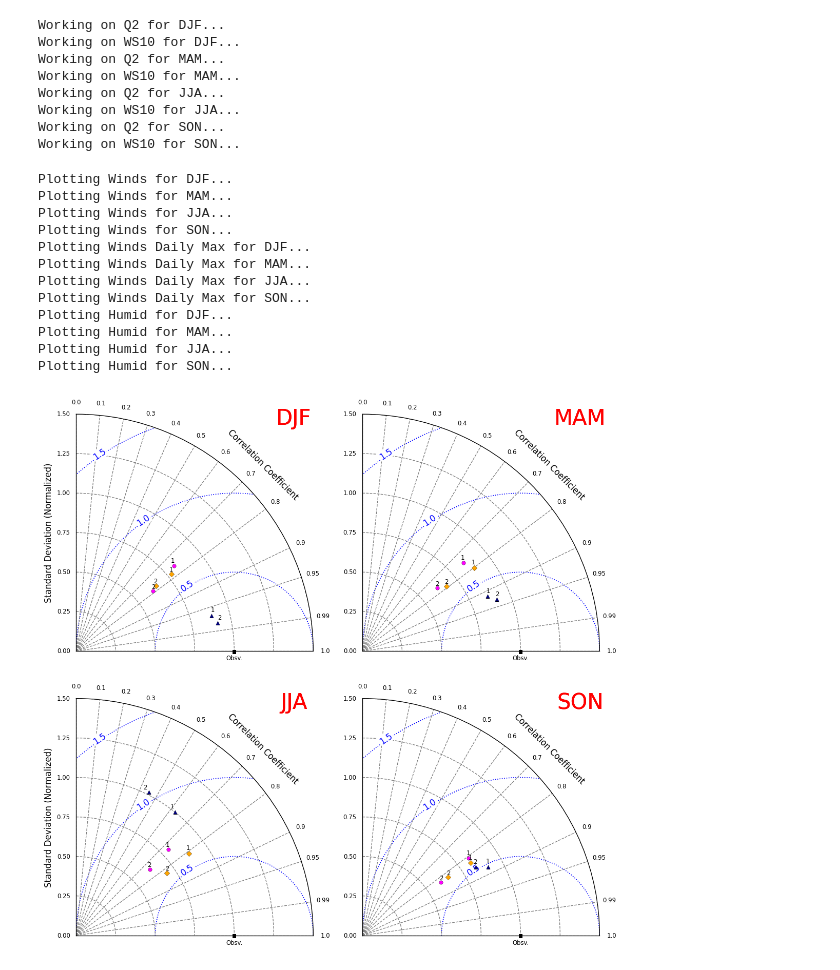
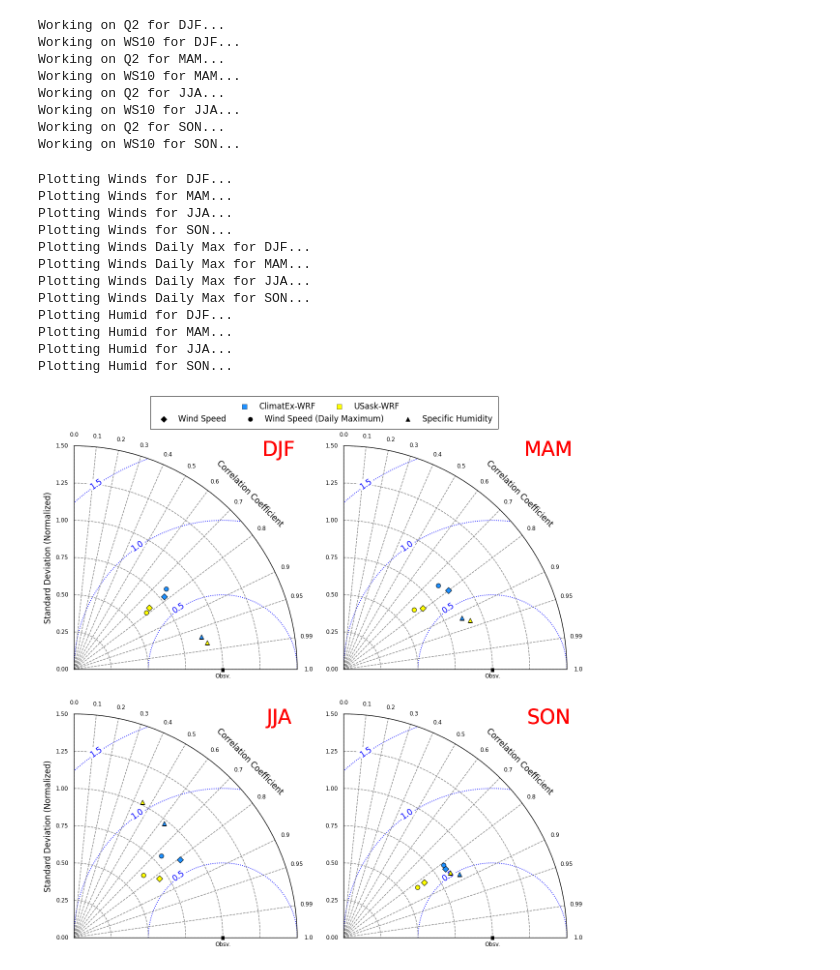
Before and after one commit to kdaust/ClimatExWRF, a Jupyter notebook: Robert/notebooks/winds/taylor_plots.ipynb, the cells around one changed output. Drawn from its saved outputs; the diff is of its cells as text; code cells hidden in the pictures.

Commit message:
update plots

```diff
--- a/Robert/notebooks/winds/taylor_plots.ipynb
+++ b/Robert/notebooks/winds/taylor_plots.ipynb
@@ -26,7 +26,7 @@ topography = xr.open_dataset("/users/rpayne/data/topography/hr/HGT_orig.nc")
 
 # climatological ws10
 
-winds_ubc_ds = xr.open_dataset("/users/rpayne/data/unproc/WRF-UBC/WS10/WS10_yseasmean_200010_201509.nc")
+winds_ubc_ds = xr.open_dataset("/users/rpayne/data/unproc/WRF-UBC/WS10/wrfubc_ctl_WS10_yseasmean_200010_201509.nc")
 winds_ubc_ds['WS10'] = winds_ubc_ds['WS10'] * 3.6  # convert to km/h
 
 winds_usask_ds = xr.open_dataset("/users/rpayne/data/unproc/WRF-USASK/ctl/WS10/merged/no_regrid/WS10_yseasmean_200010_201508.nc")
@@ -34,7 +34,7 @@ winds_usask_ds['WS10'] = winds_usask_ds['WS10'] * 3.6  # convert to km/h
 
 # climatological ws10 daily maximum
 
-winds_dmax_ubc_ds = xr.open_dataset("/users/rpayne/data/unproc/WRF-UBC/WS10/WS10_dailymax_yseasmean_200010_201509.nc")
+winds_dmax_ubc_ds = xr.open_dataset("/users/rpayne/data/unproc/WRF-UBC/WS10/wrfubc_ctl_WS10_daymax_yseasmean_200010_201509.nc")
 winds_dmax_ubc_ds['WS10'] = winds_dmax_ubc_ds['WS10'] * 3.6  # convert to km/h
 
 winds_dmax_usask_ds = xr.open_dataset("/users/rpayne/data/unproc/WRF-USASK/ctl/WS10/merged/no_regrid/WS10_dailymax_yseasmean_200010_201508.nc")
@@ -42,7 +42,7 @@ winds_dmax_usask_ds['WS10'] = winds_dmax_usask_ds['WS10'] * 3.6  # convert to km
 
 # climatological q2
 
-humid_ubc_ds = xr.open_dataset("/users/rpayne/data/unproc/WRF-UBC/Q2/Q2_yseasmean_200010_201509.nc")
+humid_ubc_ds = xr.open_dataset("/users/rpayne/data/unproc/WRF-UBC/Q2/wrfubc_ctl_Q2_yseasmean_200010_201509.nc")
 
 humid_usask_ds = xr.open_dataset("/users/rpayne/data/unproc/WRF-USASK/ctl/Q2/merged/no_regrid/Q2_yseasmean_200010_201508.nc")
 # %% [markdown]
@@ -367,13 +354,13 @@ def get_crmse_text_loc (rlim, radius):
     y = rlim * (1 - x)
     return (x,y)
 
-def plot_point(r, theta, ax=None, marker='o', col='red', edgecol='k', text=None, fs=7):
+def plot_point(r, theta, ax=None, marker='o', col='red', edgecol='k', text=None, fs=7, label=None, lw=0.6):
     if ax is None:
         ax = plt.gca()
     if text is not None:
         ax.text(np.pi/2 - theta - .034, r + .017, text, ha='center', va='center', fontsize=fs, color=col, zorder=11)
     else:
-        ax.scatter(np.pi/2 - theta, r, marker=marker, facecolor=col, edgecolor=edgecol, linewidth=.2, zorder=10, s=20)
+        ax.scatter(np.pi/2 - theta, r, marker=marker, facecolor=col, edgecolor=edgecol, linewidth=lw, zorder=10, s=30, label=label)
 
 def initialize_axis(ax, add_ylabel=True):
     rlim = 1.5
@@ -432,9 +419,8 @@ initialize_axis(ax3, add_ylabel=False)
 # Plot the data on the Taylor diagram
 # ------------------------------------------------------------------
 
-markers = ['D', 'o', '^', '*']
-# colours = cm.vanimo(np.linspace(0,1,2))
-colours = ['orange', 'magenta','navy']
+markers = ['D', 'o', '^',]  # Denote variable (winds, winds dmax, humid)
+colours = ['dodgerblue', 'yellow',]  # Denote Model (UBC WRF, USASK WRF)
 std_norm, rms_norm, corr = [1.], [0.], [1.]
 
 # Loop over each variable (winds, humid) and each season
@@ -449,35 +435,55 @@ for i, var in enumerate(keys):
         rms_norm.append(stats_ubc['crmsd'][1] / stats_ubc['sdev'][0])
         corr.append(stats_ubc['ccoef'][1])
         if (corr[-1] < 0) or np.isnan(corr[-1]):
             print(f"WARNING: Negative or NaN correlation for variable {var} and season {season} in UBC WRF")
-        plot_point(std_norm[-1], np.arccos(corr[-1]), marker=markers[i], col=colours[i], edgecol='k', ax=axes[j])
-        plot_point(std_norm[-1], np.arccos(corr[-1]), text=f"1", ax=axes[j], col='k')
+        plot_point(std_norm[-1], np.arccos(corr[-1]), marker=markers[i], col=colours[0], edgecol='k', ax=axes[j])
+        # plot_point(std_norm[-1], np.arccos(corr[-1]), text=f"1", ax=axes[j], col='k')
 
         # compute taylor statistics for var (USASK WRF) and plot
         stats_usask = sm.taylor_statistics(wrf_usask_vals[var][season], stn_vals[var][season])
         std_norm.append(stats_usask['sdev'][1] / stats_usask['sdev'][0])
         rms_norm.append(stats_usask['crmsd'][1] / stats_usask['sdev'][0])
         corr.append(stats_usask['ccoef'][1])
         if (corr[-1] < 0) or np.isnan(corr[-1]):
             print(f"WARNING: Negative or NaN correlation for variable {var} and season {season} in USask WRF")
-        plot_point(std_norm[-1], np.arccos(corr[-1]), marker=markers[i], col=colours[i], edgecol='k', ax=axes[j])
-        plot_point(std_norm[-1], np.arccos(corr[-1]), text=f"2", ax=axes[j], col='k')
+        plot_point(std_norm[-1], np.arccos(corr[-1]), marker=markers[i], col=colours[1], edgecol='k', ax=axes[j])
+        # plot_point(std_norm[-1], np.arccos(corr[-1]), text=f"2", ax=axes[j], col='k')
 
         # add text for specifying season in the top right of each subplot
         plot_point(2, np.pi/4, text=f"{season}", ax=axes[j], col='red', fs=25)
 
+# legend
+plot_point(-1, -1, marker='s', ax=axes[0], col=colours[0], fs=0, lw=0.3, label='ClimatEx-WRF')
+plot_point(-1, -1, marker='s', ax=axes[0], col=colours[1], fs=0, lw=0.3, label='USask-WRF')
+plot_point(-1, -1, marker=markers[0], ax=axes[1], col='k', fs=0, lw=0.3, label='Wind Speed')
+plot_point(-1, -1, marker=markers[1], ax=axes[1], col='k', fs=0, lw=0.3, label='Wind Speed (Daily Maximum)')
+plot_point(-1, -1, marker=markers[2], ax=axes[1], col='k', fs=0, lw=0.3, label='Specific Humidity')
+
+axes[0].legend(loc='upper right', fontsize=10, frameon=False, ncols=2, bbox_to_anchor=(1.49, 1.23),)
+axes[1].legend(loc='upper right', fontsize=10, frameon=False, ncols=3, bbox_to_anchor=(.7, 1.23),)
+leg0 = axes[0].get_legend()
+leg1 = axes[1].get_legend()
+leg1.set_frame_on(True)
+frame = leg1.get_frame()
+frame.set_boxstyle("square,pad=0.28")
+frame.set_facecolor("none")
+frame.set_edgecolor("black")
+frame.set_linewidth(0.6)
+frame.set_alpha(1.0)
+leg1.set_title(" ", prop={"size": 10})
+
 plt.show()
 # %% [output]
 Plotting Winds for DJF...
 Plotting Winds for MAM...
 Plotting Winds for JJA...
 Plotting Winds for SON...
 Plotting Winds Daily Max for DJF...
 Plotting Winds Daily Max for MAM...
 Plotting Winds Daily Max for JJA...
 Plotting Winds Daily Max for SON...
 Plotting Humid for DJF...
 Plotting Humid for MAM...
 Plotting Humid for JJA...
 Plotting Humid for SON...
-[figure, old version]
+[figure, new version]
```
Also changed, not shown: parts of 3 cells of this notebook, 5 other files.
